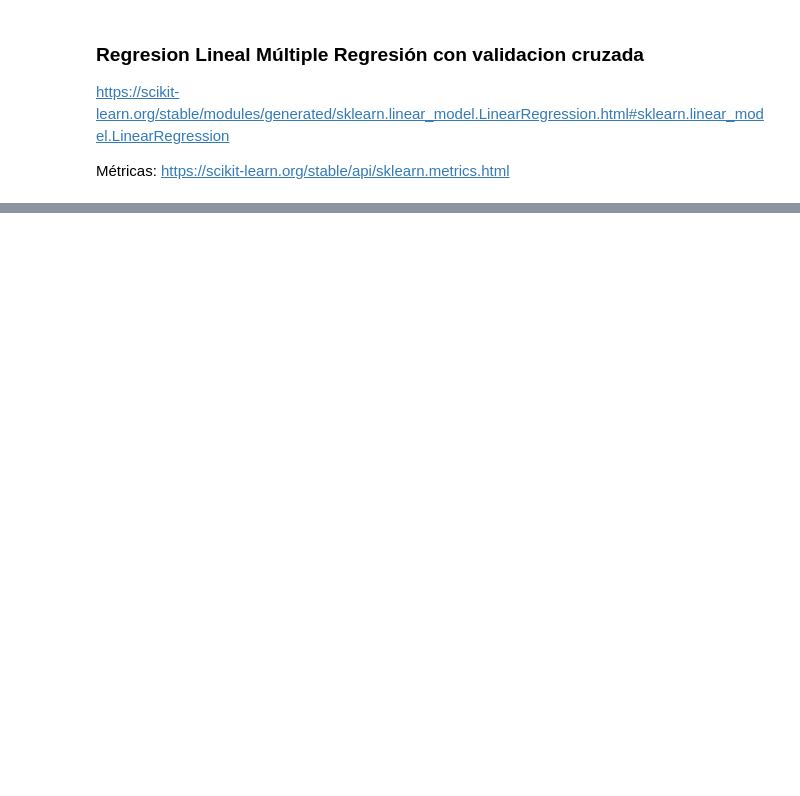
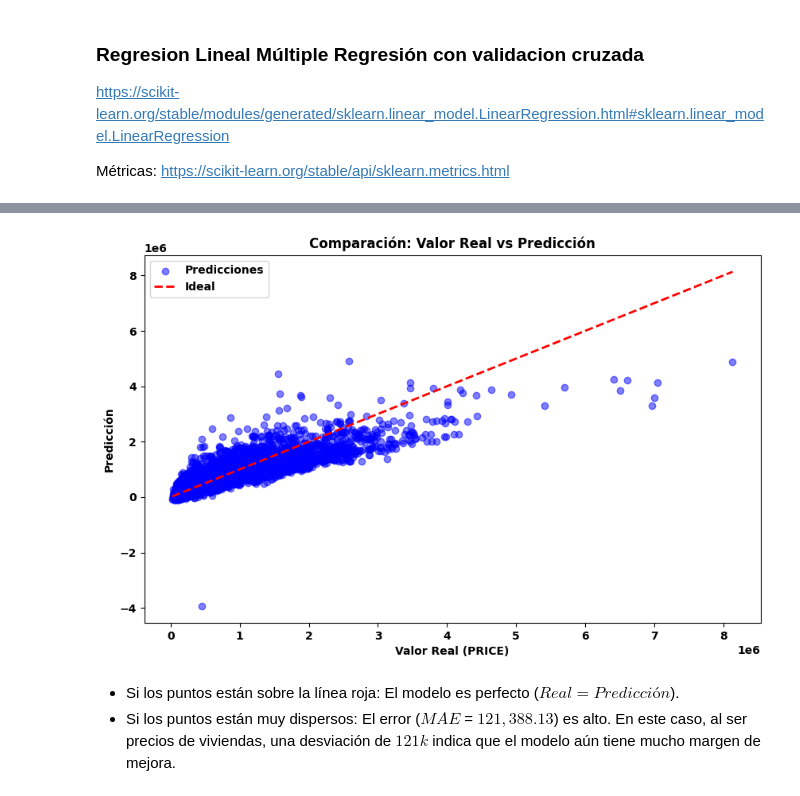
Before and after one commit to OscarFraile/EVOLVE, a Jupyter notebook: Raul_Navas_Estadistica/Notebooks/Practicas/Regresion_Lineal_Multiple_Regresion_VC.ipynb, the cells around one changed output, grey strips where cells are left out. Drawn from its saved outputs; the diff is of its cells as text; code cells hidden in the pictures; blank space fills up the shorter version.

```diff
--- a/Raul_Navas_Estadistica/Notebooks/Practicas/Regresion_Lineal_Multiple_Regresion_VC.ipynb
+++ b/Raul_Navas_Estadistica/Notebooks/Practicas/Regresion_Lineal_Multiple_Regresion_VC.ipynb
@@ -66,0 +122,22 @@ pd.DataFrame({'real':val_y,'prediccion':val_rm_sco}).head(2)
+# %%
+import matplotlib.pyplot as plt
+
+# Configuramos el tamaño
+plt.figure(figsize=(10, 6))
+
+# Dibujamos los puntos: Real vs Predicción
+plt.scatter(val_y, val_rm_sco, alpha=0.5, color='blue', label='Predicciones')
+
+# Dibujamos la línea de referencia (donde el error sería 0)
+plt.plot([val_y.min(), val_y.max()], [val_y.min(), val_y.max()], color='red', linestyle='--', lw=2, label='Ideal')
+
+plt.title('Comparación: Valor Real vs Predicción')
+plt.xlabel('Valor Real (PRICE)')
+plt.ylabel('Predicción')
+plt.legend()
+plt.show()
+# %% [output]
+[figure, added]
+# %% [markdown]
+- Si los puntos están sobre la línea roja: El modelo es perfecto ($Real = Predicción$).
+- Si los puntos están muy dispersos: El error ($MAE$ = $121,388.13$) es alto. En este caso, al ser precios de viviendas, una desviación de $121k$ indica que el modelo aún tiene mucho margen de mejora.
```
Also changed, not shown: parts of 5 cells of this notebook, 1 other file.
